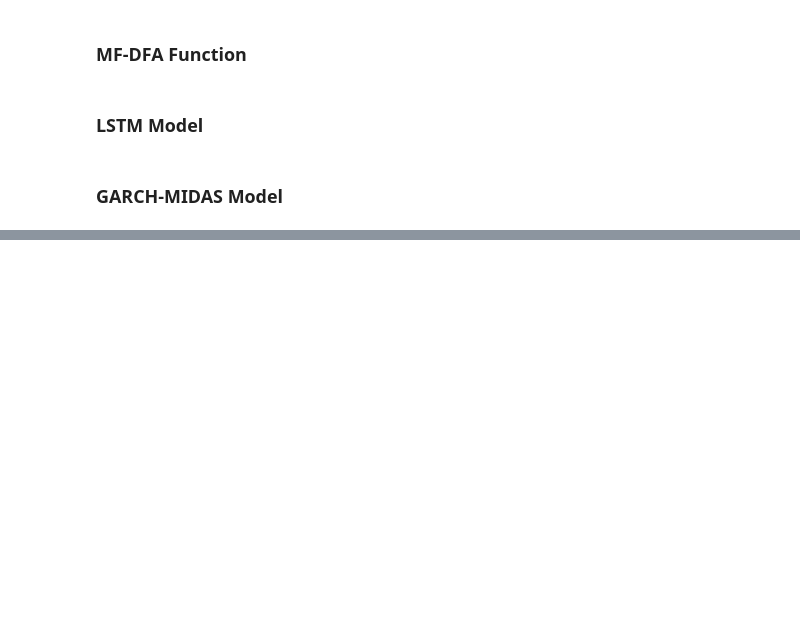
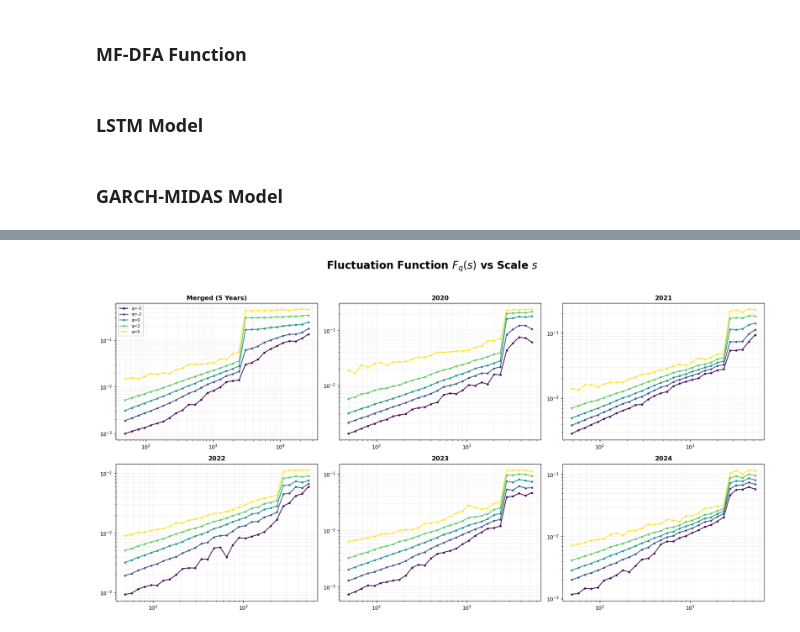
Before and after one commit to turtle-jaewoo/GARCH-MIDAS-MFDFA, a Jupyter notebook: GARCH-MIDAS-MFDFA.ipynb, the cells around one changed output, grey strips where cells are left out. Saved outputs shown, nothing was run; the diff lists cells and outputs as text; code cells hidden in the pictures; blank space fills up the shorter version.

```diff
--- a/GARCH-MIDAS-MFDFA.ipynb
+++ b/GARCH-MIDAS-MFDFA.ipynb
@@ -408,3 +431,95 @@ def garch_midas(df_10m , daily_rv, midas_k = 22):
     df_combined['gm_vol'] = np.sqrt(df_combined['tau_pred'] * df_combined['g_t'])
 
     return df_combined
+# %%
+data_dir = "data"
+files = sorted(glob.glob(os.path.join(data_dir, "BTCUSDT_10m_*.csv")))
+
+if not files:
+    print("No data")
+else:
+    print(f"Found {len(files)} files")
+
+datasets = {}
+df_list = []
+
+for f in files:
+    df = pd.read_csv(f, index_col = 'datetime', parse_dates = True)
+    if 'return' not in df.columns:
+        df['return'] = np.log(df['close']).diff()
+    df.dropna(inplace = True)
+
+    year = str(df.index.year[0])
+    datasets[year] = df['close']
+    df_list.append(df)
+    print(f"  -> Loaded {year}")
+
+df_all = pd.concat(df_list).sort_index()
+datasets['Merged (5 Years)'] = df_all['close']
+
+keys = sorted(list(datasets.keys()))
+if 'Merged (5 Years)' in keys:
+    keys.remove('Merged (5 Years)')
+    keys.insert(0, 'Merged (5 Years)')
+
+q_list = np.linspace(5, -5, 51)
+results = {}
+
+print("\n Running MFDFA")
+for name in keys:
+    res = compute_spectrum(datasets[name], DEVICE, q_list)
+    if res: results[name] = res
+    print(f"   -> Analyzed {name}")
+
+fig1, axes1 = plt.subplots(2, 3, figsize = (18, 10))
+fig1.suptitle('Fluctuation Function $F_q(s)$ vs Scale $s$', fontsize = 20, fontweight = 'bold')
+
+q_plots = [-5, -2, 0, 2, 5]
+colors_q = plt.cm.viridis(np.linspace(0, 1, len(q_plots)))
+
+for i, ax in enumerate(axes1.flatten()):
+    if i >= len(keys): ax.axis('off'); continue
+
+    name = keys[i]
+    res = results[name]
+    for j, qv in enumerate(q_plots):
+        idx = np.argmin(np.abs(q_list - qv))
+        ax.loglog(res['scales'], res['F_q_s'][idx, :], 'o-', color = colors_q[j], ms = 3)
+
+    ax.set_title(name, fontweight = 'bold')
+    ax.grid(True, which = 'both', alpha = 0.2)
+    if i == 0:
+        handles = [mlines.Line2D([],[], color=colors_q[j], marker='o', ms=3, label=f'q={qv}') for j,qv in enumerate(q_plots)]
+        ax.legend(handles = handles, fontsize = 8, loc = 'upper left')
+
+plt.tight_layout(rect = [0, 0.03, 1, 0.95])
+plt.show()
+
+fig2, axes2 = plt.subplots(1, 3, figsize = (20, 6))
+year_keys = [k for k in keys if k != 'Merged (5 Years)']
+cmap = plt.cm.jet(np.linspace(0, 1, len(year_keys)))
+colors_y = {'Merged (5 Years)': 'black'}
+for i, k in enumerate(year_keys): colors_y[k] = cmap[i]
+
+titles = ['(a) $H(q)$', '(b) $ \\tau(q)$', '(c) $f(\\alpha)$']
+for i, ax in enumerate(axes2):
+    for name in keys:
+        res = results[name]
+        c = colors_y[name]
+        style = '--' if 'Merged' in name else '-'
+        lw = 2.5 if 'Merged' in name else 1.5
+
+        if i == 0: ax.plot(q_list, res['H_q'], style, color = c, lw = lw, label = name)
+        elif i == 1: ax.plot(q_list, res['tau_q'], style, color = c, lw = lw, label = name)
+        elif i == 2:
+            lbl = f"{name} (W = {res['delta_alpha']:.2f})"
+            ax.plot(res['alpha'], res['f_alpha'], style if 'Merged' in name else 'o-', color=c, lw=lw, ms=3 if 'Merged' not in name else 0, label=lbl)
+
+    ax.set_title(titles[i], fontweight = 'bold')
+    ax.grid(True, alpha = 0.3)
+    if i == 0: ax.axhline(0.5, c = 'gray', ls = ':')
+    if i == 2: ax.legend(fontsize = 8)
+
+plt.tight_layout(rect = [0, 0.03, 1, 0.95])
+plt.show()
+# %% [output]
@@ -410,0 +540 @@ def garch_midas(df_10m , daily_rv, midas_k = 22):
+[figure, added]
```
Also changed, not shown: parts of 5 cells of this notebook.
